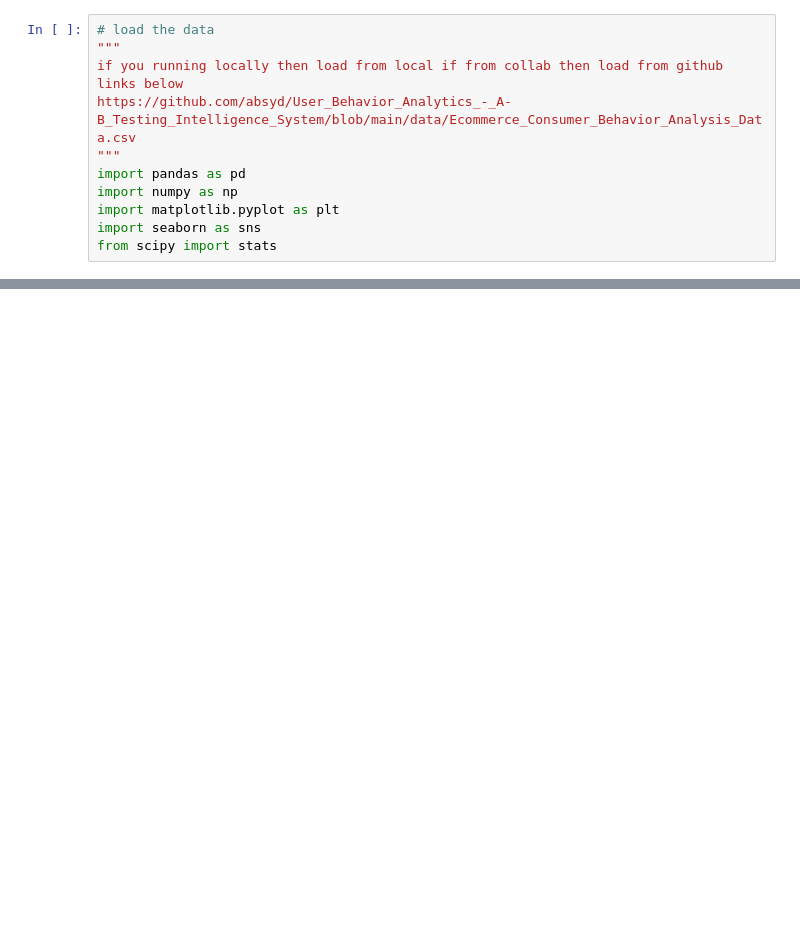
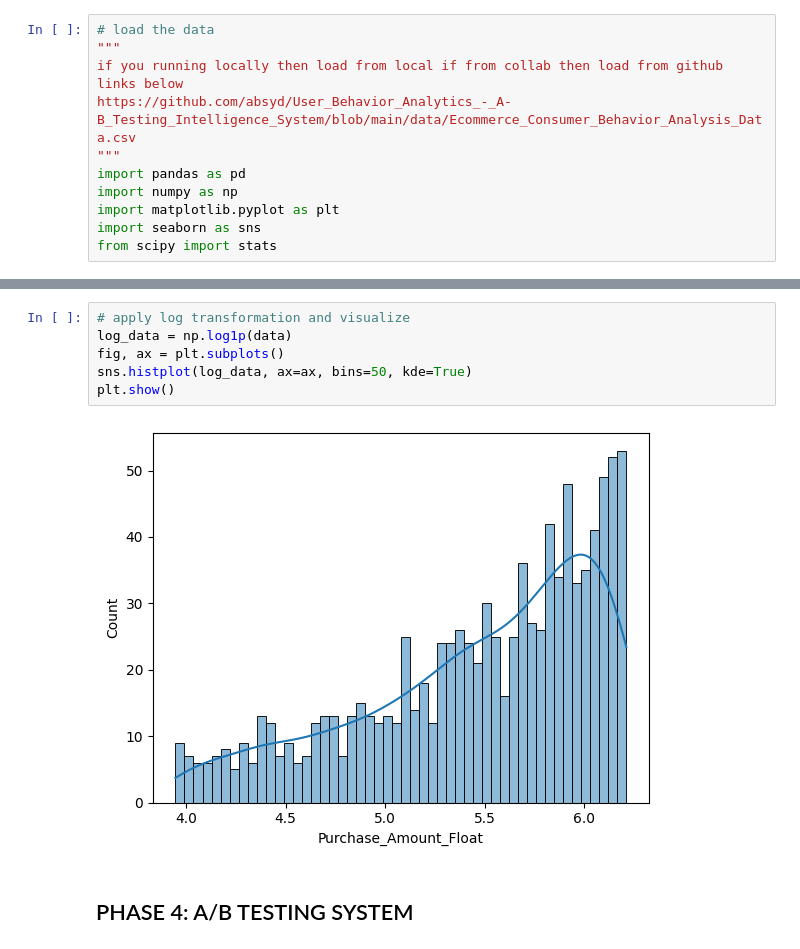
Before and after one commit to absyd/User_Behavior_Analytics_A_B_Testing_Intelligence_System, a Jupyter notebook: notebooks/eda_notebook.ipynb, the cells around one changed output, grey strips where cells are left out. Cells and saved outputs as stored; diff of their text form; blank space fills up the shorter version.

```diff
--- a/notebooks/eda_notebook.ipynb
+++ b/notebooks/eda_notebook.ipynb
@@ -48,0 +165,10 @@ ParserError: Error tokenizing data. C error: Expected 1 fields in line 38, saw 2
+# %%
+# apply log transformation and visualize
+log_data = np.log1p(data)
+fig, ax = plt.subplots()
+sns.histplot(log_data, ax=ax, bins=50, kde=True)
+plt.show()
+# %% [output]
+[figure, added]
+# %% [markdown]
+## PHASE 4: A/B TESTING SYSTEM
```
Also changed, not shown: parts of 28 cells of this notebook, 16 other files.
